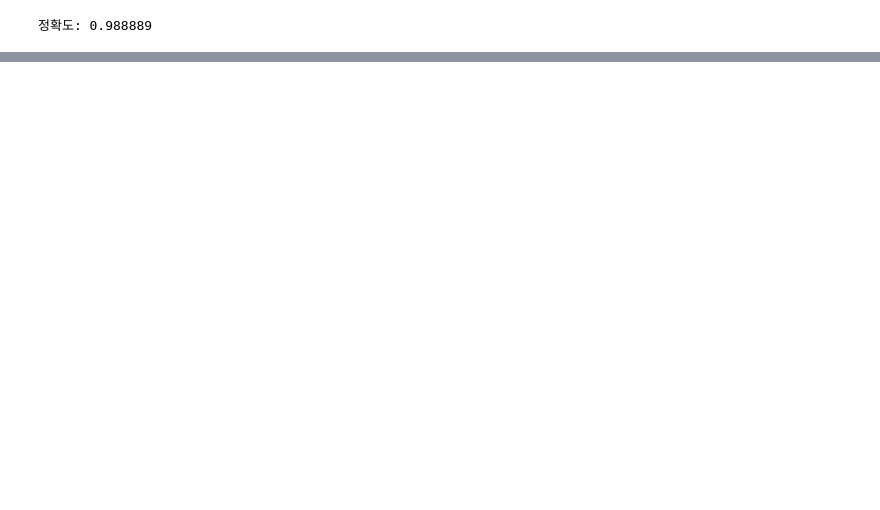
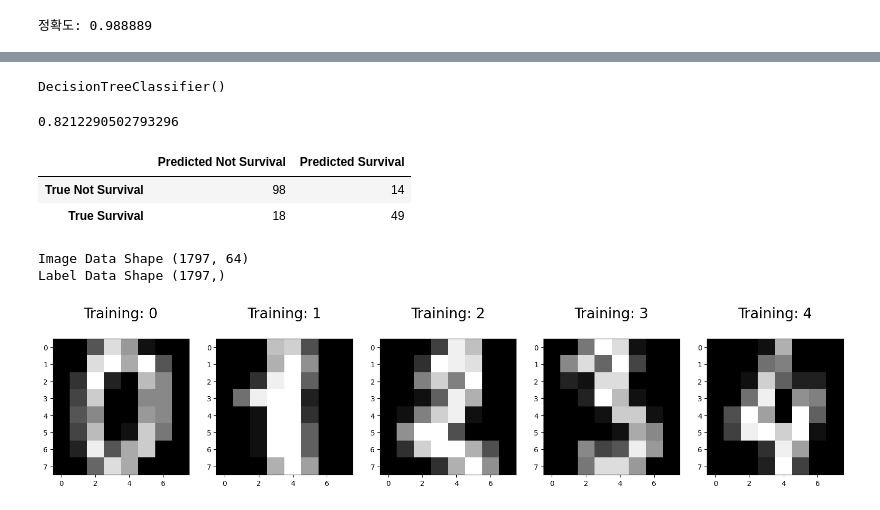
Before and after one commit to Jeon-Seho/pytorch-practice, a Jupyter notebook: Chapter03.ipynb, the cells around one changed output, grey strips where cells are left out. Drawn from its saved outputs; the diff is of its cells as text; code cells hidden in the pictures; blank space fills up the shorter version.

```diff
--- a/Chapter03.ipynb
+++ b/Chapter03.ipynb
@@ -78,0 +113,43 @@ print('정확도: {0:f}'.format(score))
+# %%
+model.fit(X_train, y_train)
+# %% [output]
+DecisionTreeClassifier()
+# %%
+y_predict = model.predict(X_test)
+from sklearn.metrics import accuracy_score
+accuracy_score(y_test, y_predict)
+# %% [output]
+0.8212290502793296
+# %%
+from sklearn.metrics import confusion_matrix
+pd.DataFrame(
+    confusion_matrix(y_test, y_predict),
+    columns=['Predicted Not Survival', 'Predicted Survival'],
+    index=['True Not Survival', 'True Survival']
+)
+# %% [output]
+|  | Predicted Not Survival | Predicted Survival |
+| True Not Survival | 98 | 14 |
+| True Survival | 18 | 49 |
+# %%
+%matplotlib inline
+from sklearn.datasets import load_digits
+digits = load_digits()
+
+print("Image Data Shape", digits.data.shape)
+
+print("Label Data Shape", digits.target.shape)
+# %% [output]
+Image Data Shape (1797, 64)
+Label Data Shape (1797,)
+# %%
+import numpy as np
+import matplotlib.pyplot as plt
+
+plt.figure(figsize=(20,4))
+for index, (image, label) in enumerate(zip(digits.data[0:5], digits.target[0:5])):
+    plt.subplot(1, 5, index+1)
+    plt.imshow(np.reshape(image, (8,8)), cmap=plt.cm.gray)
+    plt.title('Training: %i\n' % label, fontsize=20)
+# %% [output]
+[figure, added]
```
Also changed, not shown: parts of 17 cells of this notebook.
